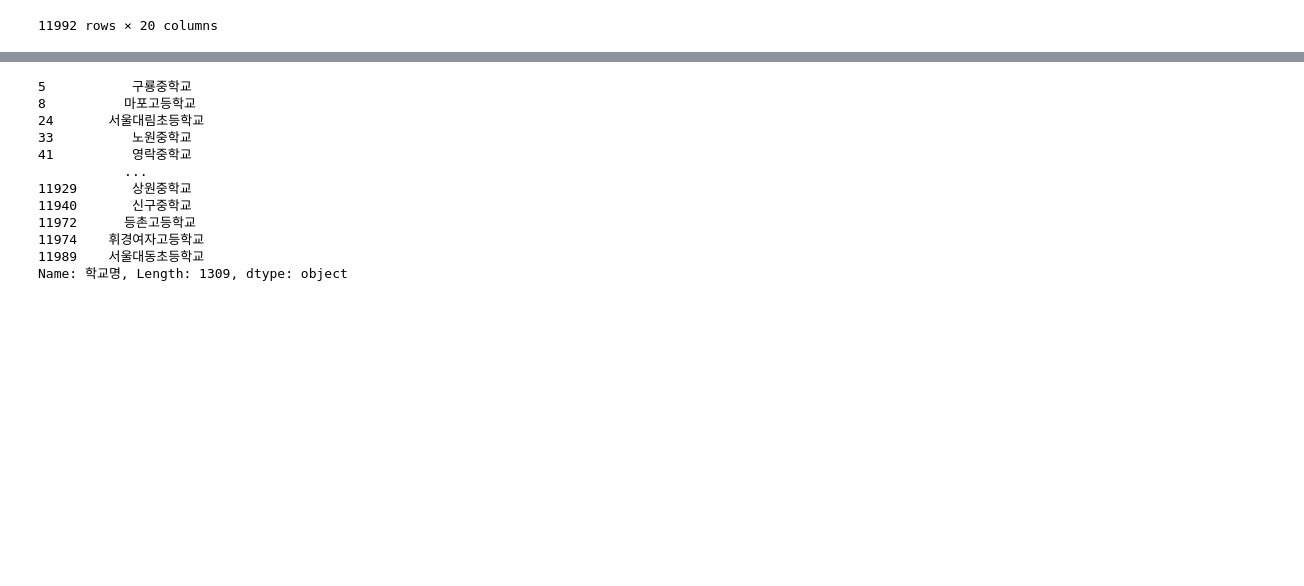
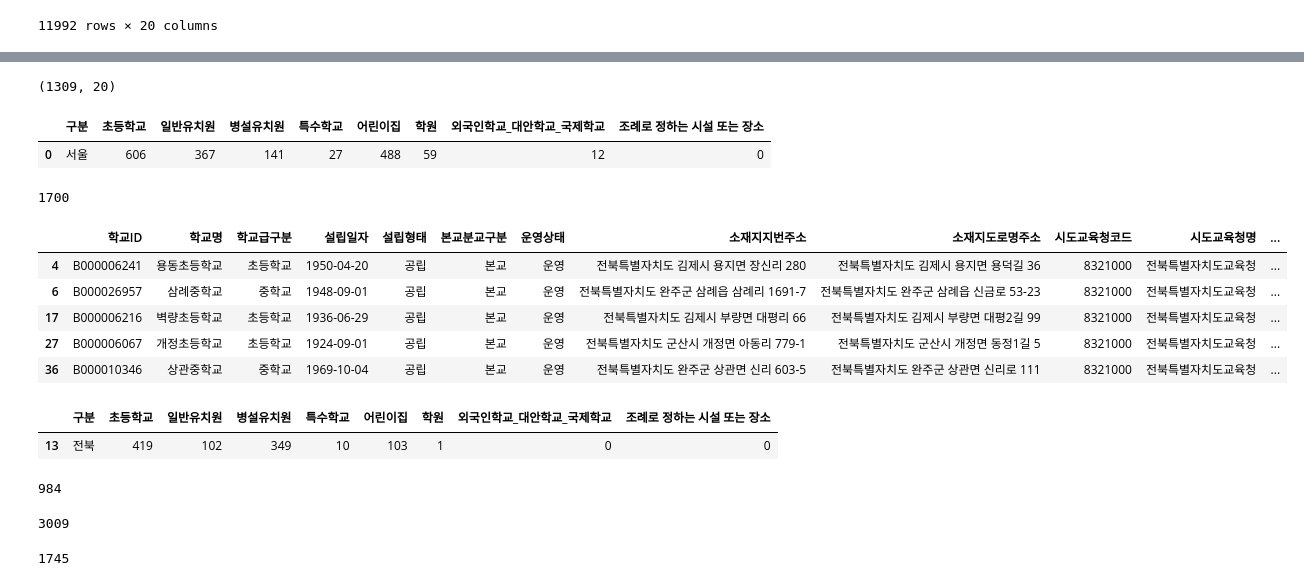
Before and after one commit to HyunWoo9930/Computational_physics, a Jupyter notebook: Computational_physics.ipynb, the cells around one changed output, grey strips where cells are left out. Cells and saved outputs as stored; diff of their text form; code cells hidden in the pictures; blank space fills up the shorter version.

Commit message:
[ADD] 서울,전북 어린이보호구역/초중등학교 수 합계 계산

```diff
--- a/Computational_physics.ipynb
+++ b/Computational_physics.ipynb
@@ -84,15 +70,46 @@ df_seoul_school
 # %%
-df_seoul_school.학교명
+df_seoul_school.shape
 # %% [output]
-5           구룡중학교
-8          마포고등학교
-24       서울대림초등학교
-33          노원중학교
-41          영락중학교
-           ...
-11929       상원중학교
-11940       신구중학교
-11972      등촌고등학교
-11974    휘경여자고등학교
-11989    서울대동초등학교
-Name: 학교명, Length: 1309, dtype: object
+(1309, 20)
+# %%
+df_seoul_child_protection_zone
+# %% [output]
+|  | 구분 | 초등학교 | 일반유치원 | 병설유치원 | 특수학교 | 어린이집 | 학원 | 외국인학교_대안학교_국제학교 | 조례로 정하는 시설 또는 장소 |
+| 0 | 서울 | 606 | 367 | 141 | 27 | 488 | 59 | 12 | 0 |
+# %%
+df_seoul_child_protection_zone_total = df_seoul_child_protection_zone['초등학교'].sum() + df_seoul_child_protection_zone['일반유치원'].sum() + df_seoul_child_protection_zone['병설유치원'].sum() + df_seoul_child_protection_zone['특수학교'].sum() + df_seoul_child_protection_zone['어린이집'].sum() + df_seoul_child_protection_zone['학원'].sum() + df_seoul_child_protection_zone['외국인학교_대안학교_국제학교'].sum() + df_seoul_child_protection_zone['조례로 정하는 시설 또는 장소'].sum()
+df_seoul_child_protection_zone_total
+# %% [output]
+1700
+# %%
+df_jeonBuk_school = df_school_location[df_school_location['시도교육청명'] == '전북특별자치도교육청'] #전라북도 있는 초중등학교 가져오기
+df_jeonBuk_child_protection_zone = df_child_protection[df_child_protection['구분'] == '전북']
+# %%
+df_jeonBuk_school.head()
+# %% [output]
+|  | 학교ID | 학교명 | 학교급구분 | 설립일자 | 설립형태 | 본교분교구분 | 운영상태 | 소재지지번주소 | 소재지도로명주소 | 시도교육청코드 | 시도교육청명 | ... |
+| 4 | B000006241 | 용동초등학교 | 초등학교 | 1950-04-20 | 공립 | 본교 | 운영 | 전북특별자치도 김제시 용지면 장신리 280 | 전북특별자치도 김제시 용지면 용덕길 36 | 8321000 | 전북특별자치도교육청 | ... |
+| 6 | B000026957 | 삼례중학교 | 중학교 | 1948-09-01 | 공립 | 본교 | 운영 | 전북특별자치도 완주군 삼례읍 삼례리 1691-7 | 전북특별자치도 완주군 삼례읍 신금로 53-23 | 8321000 | 전북특별자치도교육청 | ... |
+| 17 | B000006216 | 벽량초등학교 | 초등학교 | 1936-06-29 | 공립 | 본교 | 운영 | 전북특별자치도 김제시 부량면 대평리 66 | 전북특별자치도 김제시 부량면 대평2길 99 | 8321000 | 전북특별자치도교육청 | ... |
+| 27 | B000006067 | 개정초등학교 | 초등학교 | 1924-09-01 | 공립 | 본교 | 운영 | 전북특별자치도 군산시 개정면 아동리 779-1 | 전북특별자치도 군산시 개정면 동정1길 5 | 8321000 | 전북특별자치도교육청 | ... |
+| 36 | B000010346 | 상관중학교 | 중학교 | 1969-10-04 | 공립 | 본교 | 운영 | 전북특별자치도 완주군 상관면 신리 603-5 | 전북특별자치도 완주군 상관면 신리로 111 | 8321000 | 전북특별자치도교육청 | ... |
+# %%
+df_jeonBuk_child_protection_zone.head()
+# %% [output]
+|  | 구분 | 초등학교 | 일반유치원 | 병설유치원 | 특수학교 | 어린이집 | 학원 | 외국인학교_대안학교_국제학교 | 조례로 정하는 시설 또는 장소 |
+| 13 | 전북 | 419 | 102 | 349 | 10 | 103 | 1 | 0 | 0 |
+# %%
+df_jeonBuk_child_protection_zone_total = df_jeonBuk_child_protection_zone['초등학교'].sum() + df_jeonBuk_child_protection_zone['일반유치원'].sum() + df_jeonBuk_child_protection_zone['병설유치원'].sum() + df_jeonBuk_child_protection_zone['특수학교'].sum() + df_jeonBuk_child_protection_zone['어린이집'].sum() + df_jeonBuk_child_protection_zone['학원'].sum() + df_jeonBuk_child_protection_zone['외국인학교_대안학교_국제학교'].sum() + df_jeonBuk_child_protection_zone['조례로 정하는 시설 또는 장소'].sum()
+df_jeonBuk_child_protection_zone_total
+# %% [output]
+984
+# %%
+df_seoul_child_protection_zone_total + df_seoul_school.__len__()
+#서울의 어린이보호구역 + 초중등학교 총합
+# %% [output]
+3009
+# %%
+df_jeonBuk_child_protection_zone_total + df_jeonBuk_school.__len__()
+#전북의 어린이보호구역 + 초중등학교 총합
+# %% [output]
+1745
```
Also changed, not shown: parts of 1 cell of this notebook.
